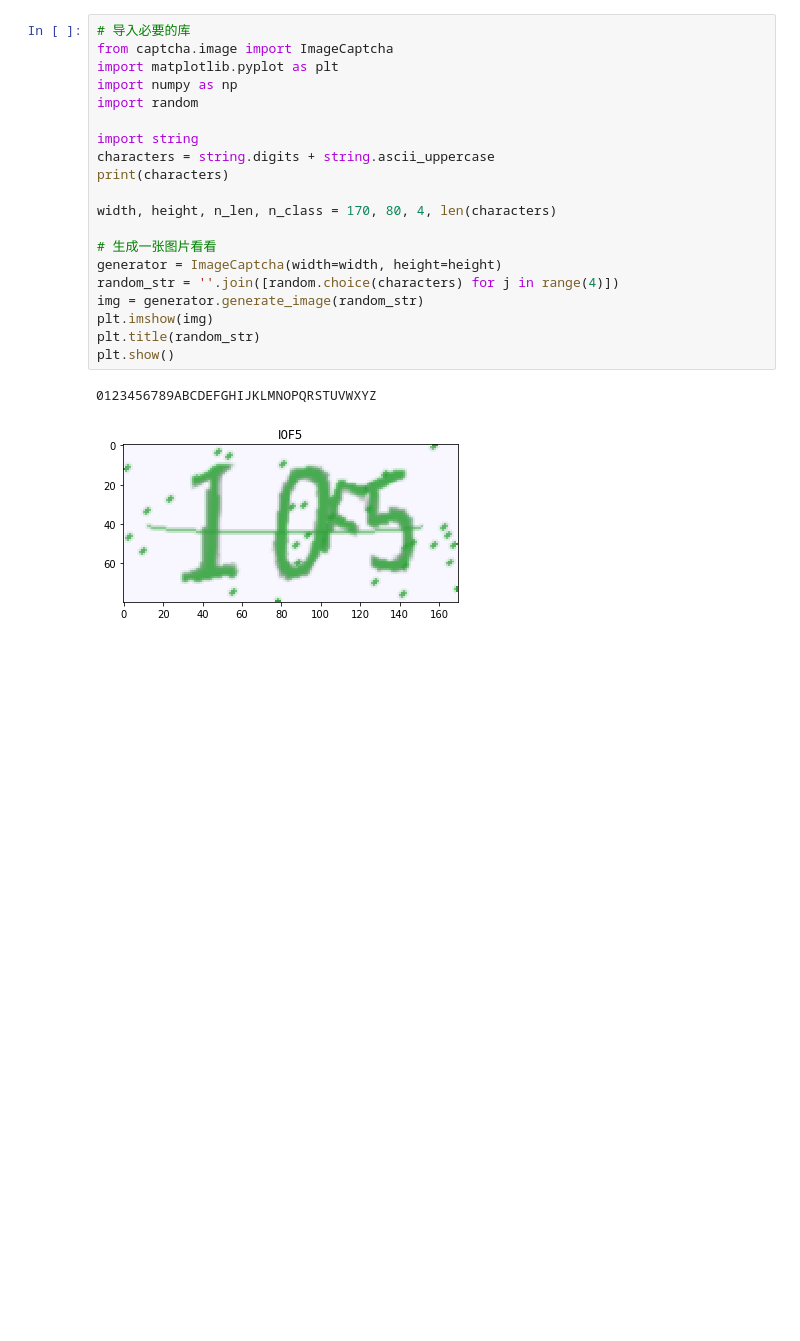
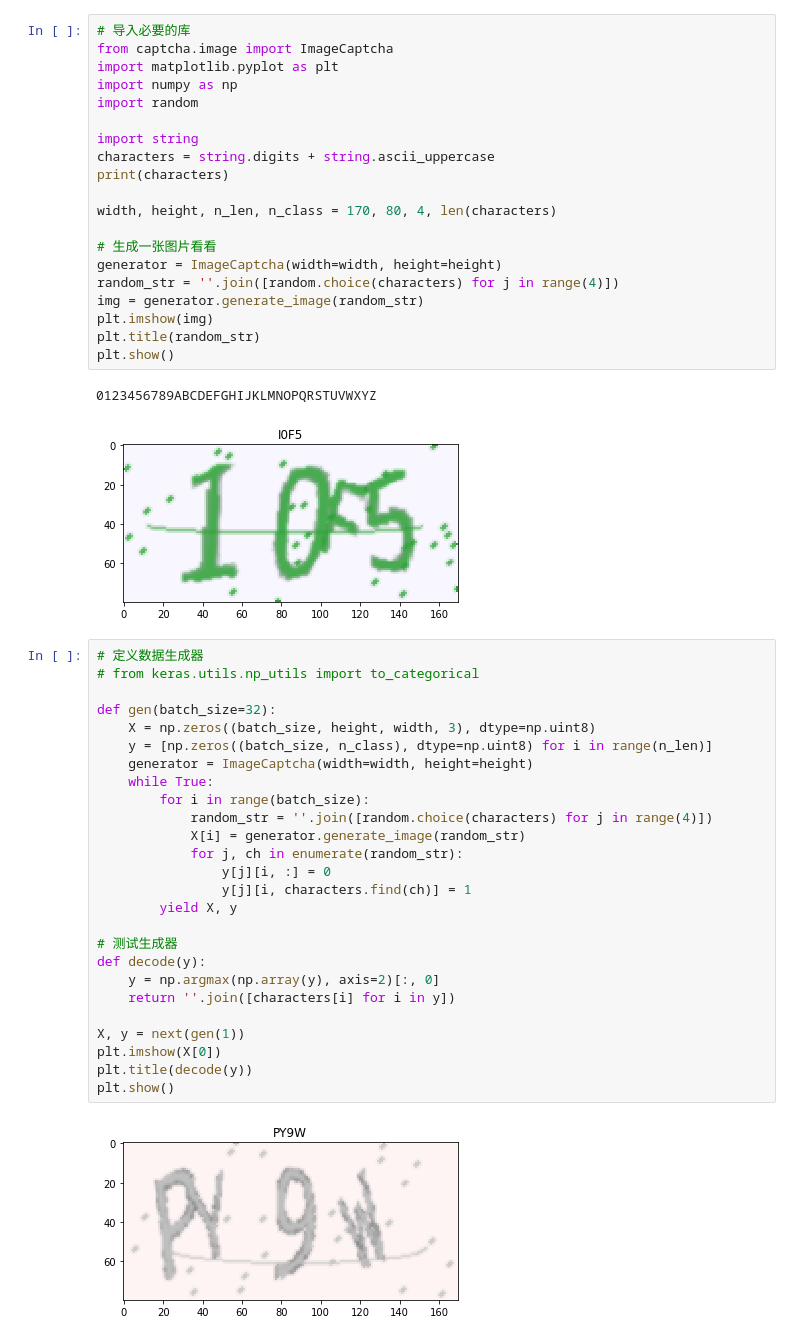
Before and after one commit to peter159/ChatShape, a Jupyter notebook: captcha_break.ipynb, the cells around one changed output. Cells and saved outputs as stored; diff of their text form; blank space fills up the shorter version.

```diff
--- a/captcha_break.ipynb
+++ b/captcha_break.ipynb
@@ -52,3 +43,31 @@ plt.show()
 # %% [output]
 0123456789ABCDEFGHIJKLMNOPQRSTUVWXYZ
 [figure]
+# %%
+# 定义数据生成器
+# from keras.utils.np_utils import to_categorical
+
+def gen(batch_size=32):
+    X = np.zeros((batch_size, height, width, 3), dtype=np.uint8)
+    y = [np.zeros((batch_size, n_class), dtype=np.uint8) for i in range(n_len)]
+    generator = ImageCaptcha(width=width, height=height)
+    while True:
+        for i in range(batch_size):
+            random_str = ''.join([random.choice(characters) for j in range(4)])
+            X[i] = generator.generate_image(random_str)
+            for j, ch in enumerate(random_str):
+                y[j][i, :] = 0
+                y[j][i, characters.find(ch)] = 1
+        yield X, y
+
+# 测试生成器
+def decode(y):
+    y = np.argmax(np.array(y), axis=2)[:, 0]
+    return ''.join([characters[i] for i in y])
+
+X, y = next(gen(1))
+plt.imshow(X[0])
+plt.title(decode(y))
+plt.show()
+# %% [output]
+[figure, added]
```
Also changed, not shown: parts of 4 cells of this notebook.
